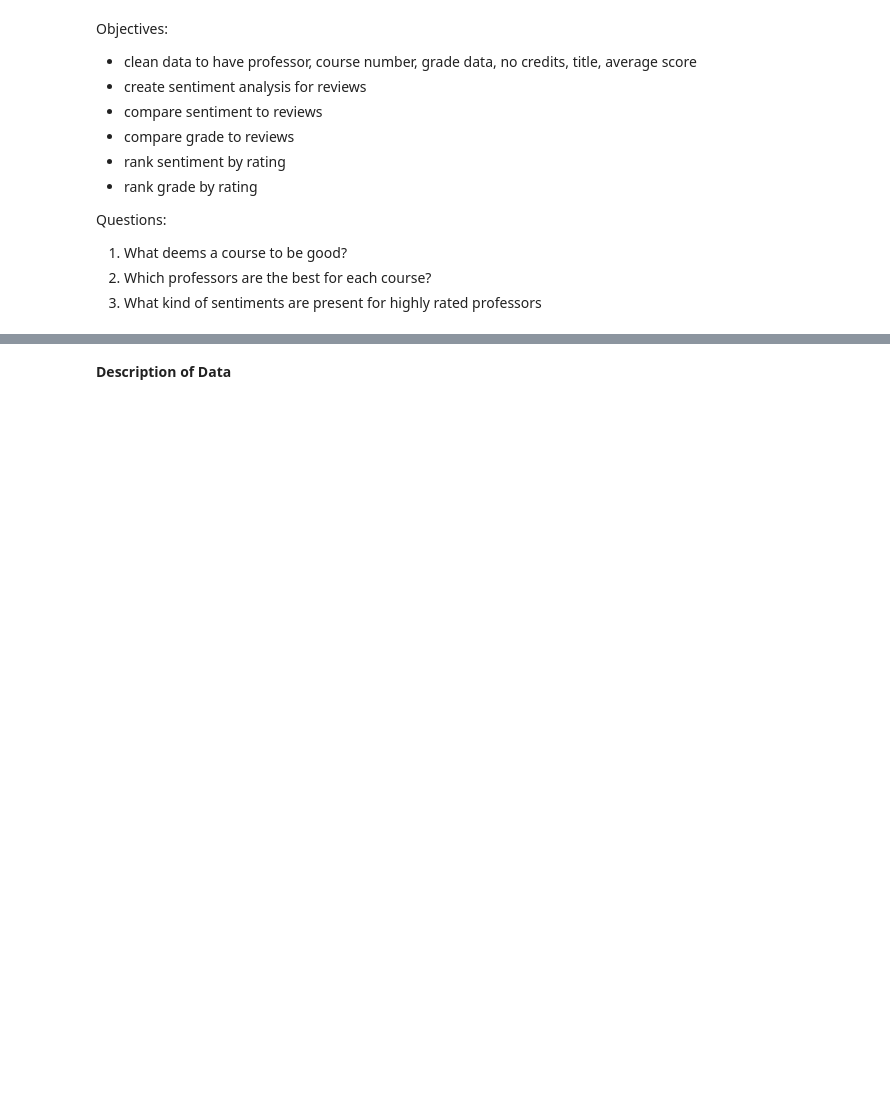
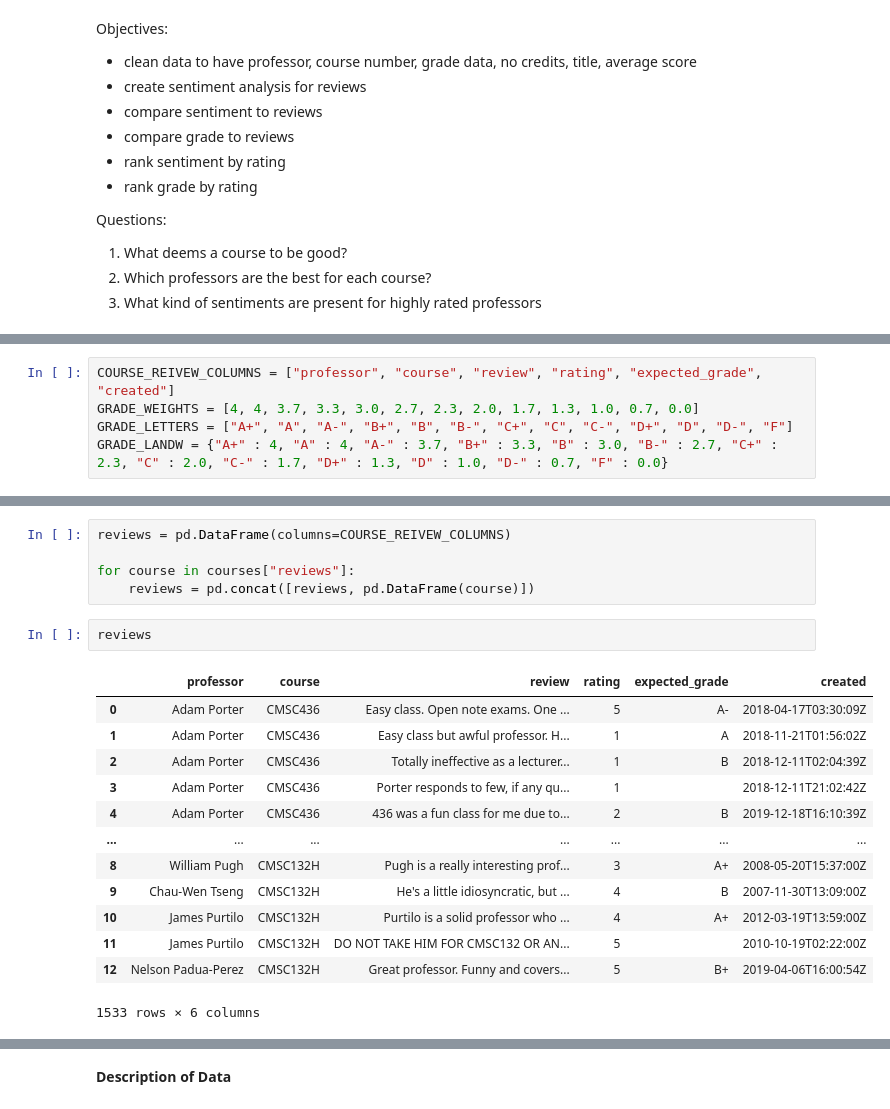
Before and after one commit to adamy03/course_analysis, a Jupyter notebook: course_analysis.ipynb, the cells around one changed output, grey strips where cells are left out. Drawn from its saved outputs; the diff is of its cells as text; blank space fills up the shorter version.

```diff
--- a/course_analysis.ipynb
+++ b/course_analysis.ipynb
@@ -21,0 +24,5 @@ Questions:
+# %%
+COURSE_REIVEW_COLUMNS = ["professor", "course", "review", "rating", "expected_grade", "created"]
+GRADE_WEIGHTS = [4, 4, 3.7, 3.3, 3.0, 2.7, 2.3, 2.0, 1.7, 1.3, 1.0, 0.7, 0.0]
+GRADE_LETTERS = ["A+", "A", "A-", "B+", "B", "B-", "C+", "C", "C-", "D+", "D", "D-", "F"]
+GRADE_LANDW = {"A+" : 4, "A" : 4, "A-" : 3.7, "B+" : 3.3, "B" : 3.0, "B-" : 2.7, "C+" : 2.3, "C" : 2.0, "C-" : 1.7, "D+" : 1.3, "D" : 1.0, "D-" : 0.7, "F" : 0.0}
@@ -27,0 +63,21 @@ ugrad_courses["sub_code"] = ugrad_courses["course_number"].apply(lambda x: x[3]
+# %%
+reviews = pd.DataFrame(columns=COURSE_REIVEW_COLUMNS)
+
+for course in courses["reviews"]:
+    reviews = pd.concat([reviews, pd.DataFrame(course)])
+# %%
+reviews
+# %% [output]
+|  | professor | course | review | rating | expected_grade | created |
+| 0 | Adam Porter | CMSC436 | Easy class. Open note exams. One ... | 5 | A- | 2018-04-17T03:30:09Z |
+| 1 | Adam Porter | CMSC436 | Easy class but awful professor. H... | 1 | A | 2018-11-21T01:56:02Z |
+| 2 | Adam Porter | CMSC436 | Totally ineffective as a lecturer... | 1 | B | 2018-12-11T02:04:39Z |
+| 3 | Adam Porter | CMSC436 | Porter responds to few, if any qu... | 1 |  | 2018-12-11T21:02:42Z |
+| 4 | Adam Porter | CMSC436 | 436 was a fun class for me due to... | 2 | B | 2019-12-18T16:10:39Z |
+| ... | ... | ... | ... | ... | ... | ... |
+| 8 | William Pugh | CMSC132H | Pugh is a really interesting prof... | 3 | A+ | 2008-05-20T15:37:00Z |
+| 9 | Chau-Wen Tseng | CMSC132H | He's a little idiosyncratic, but ... | 4 | B | 2007-11-30T13:09:00Z |
+| 10 | James Purtilo | CMSC132H | Purtilo is a solid professor who ... | 4 | A+ | 2012-03-19T13:59:00Z |
+| 11 | James Purtilo | CMSC132H | DO NOT TAKE HIM FOR CMSC132 OR AN... | 5 |  | 2010-10-19T02:22:00Z |
+| 12 | Nelson Padua-Perez | CMSC132H | Great professor. Funny and covers... | 5 | B+ | 2019-04-06T16:00:54Z |
+1533 rows × 6 columns
```
Also changed, not shown: parts of 13 cells of this notebook, 5 other files.
